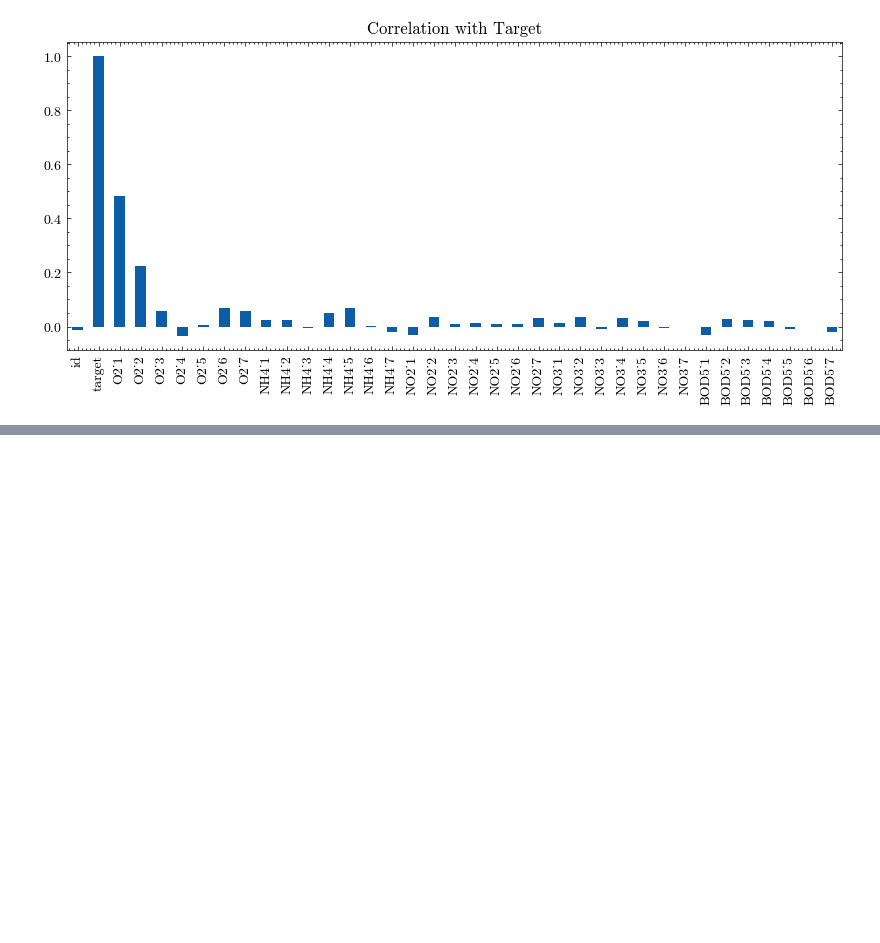
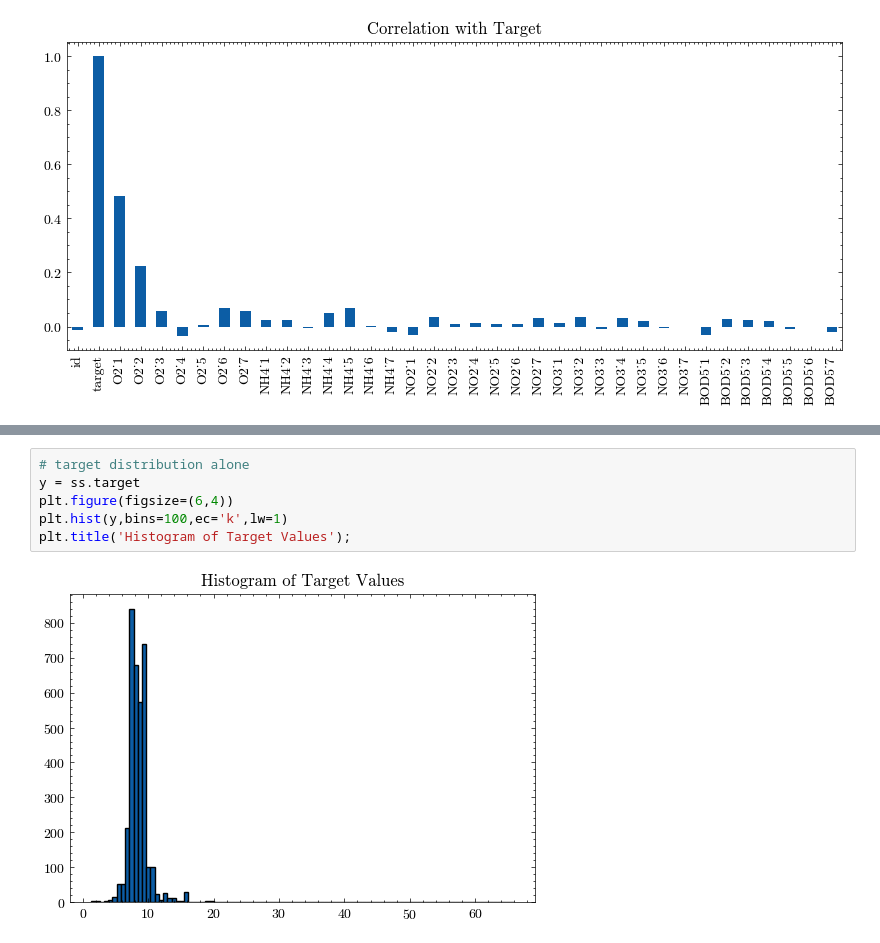
Before and after one commit to jfblanchard/s3e21, a Jupyter notebook: s3e21_local.ipynb, the cells around one changed output, grey strips where cells are left out. Drawn from its saved outputs; the diff is of its cells as text; blank space fills up the shorter version.

```diff
--- a/s3e21_local.ipynb
+++ b/s3e21_local.ipynb
@@ -60,0 +103,8 @@ plt.title('Correlation with Target');
+# %%
+# target distribution alone
+y = ss.target
+plt.figure(figsize=(6,4))
+plt.hist(y,bins=100,ec='k',lw=1)
+plt.title('Histogram of Target Values');
+# %% [output]
+[figure, added]
```
Also changed, not shown: parts of 10 cells of this notebook.
